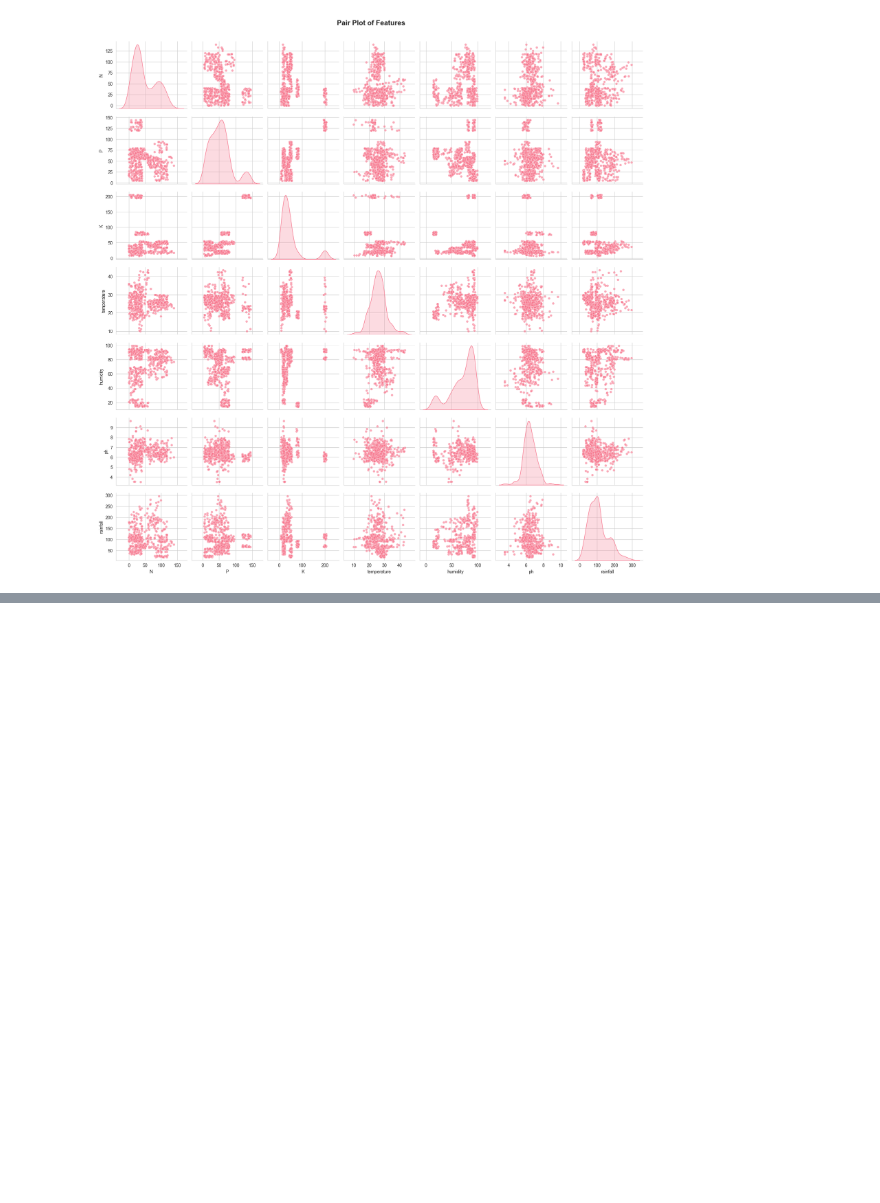
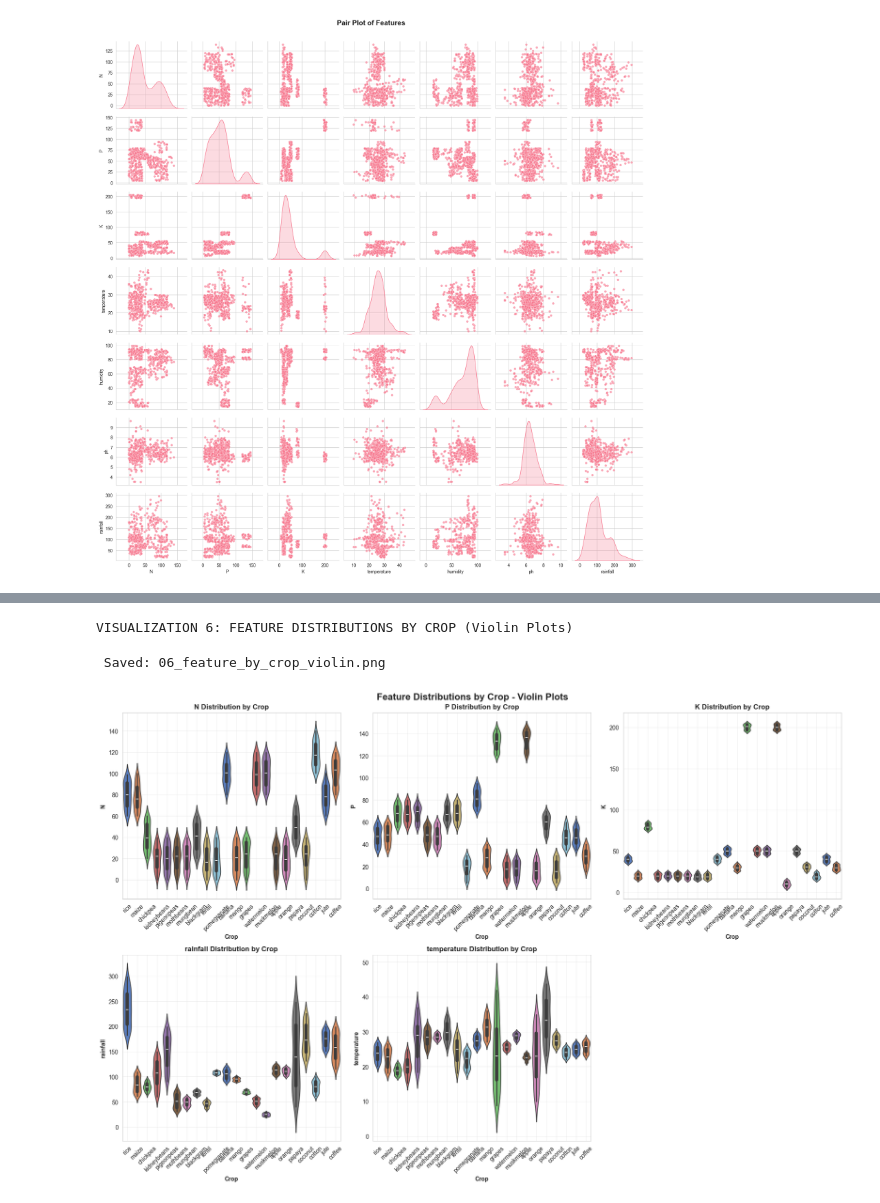
Before and after one commit to x-neon-nexus-o/AI-Powered-Crop-Recommendation-System-with-Explainable-AI-and-Economic-Analysis, a Jupyter notebook: notebooks/3.Exploratory Data Analysis.ipynb, the cells around one changed output, grey strips where cells are left out. Drawn from its saved outputs; the diff is of its cells as text; code cells hidden in the pictures; blank space fills up the shorter version.

```diff
--- a/notebooks/3.Exploratory Data Analysis.ipynb
+++ b/notebooks/3.Exploratory Data Analysis.ipynb
@@ -271,0 +315,31 @@ Saved: 04_pairplot_features.png
+# %%
+print("VISUALIZATION 6: FEATURE DISTRIBUTIONS BY CROP (Violin Plots)")
+# %% [output]
+VISUALIZATION 6: FEATURE DISTRIBUTIONS BY CROP (Violin Plots)
+# %%
+important_features=["N", "P", "K", "rainfall", "temperature"]
+# %%
+fig,axes=plt.subplots(2,3,figsize=(18,12))
+fig.suptitle("Feature Distributions by Crop - Violin Plots",fontsize=16,fontweight="bold")
+
+for idx,feature in enumerate(important_features):
+    row=idx//3
+    col=idx%3
+
+    sns.violinplot(data=df,x="label",y=feature,ax=axes[row,col],palette="muted",legend=False,hue="label",split=False)
+    axes[row,col].set_title(f"{feature} Distribution by Crop",fontweight="bold",fontsize=12)
+    axes[row,col].set_xlabel("Crop",fontweight="bold")
+    axes[row,col].set_ylabel(feature,fontweight="bold")
+    axes[row,col].tick_params(axis="x",rotation=45)
+    axes[row,col].grid(True,alpha=0.3)
+
+for ax in axes.flatten()[len(important_features):]:
+    ax.set_visible(False)
+
+plt.tight_layout()
+plt.savefig('../data/visualizations/06_feature_by_crop_violin.png', dpi=300, bbox_inches='tight')
+print("\n Saved: 06_feature_by_crop_violin.png")
+plt.show()
+# %% [output]
+ Saved: 06_feature_by_crop_violin.png
+[figure, added]
```
Also changed, not shown: parts of 22 cells of this notebook, 6 other files.
